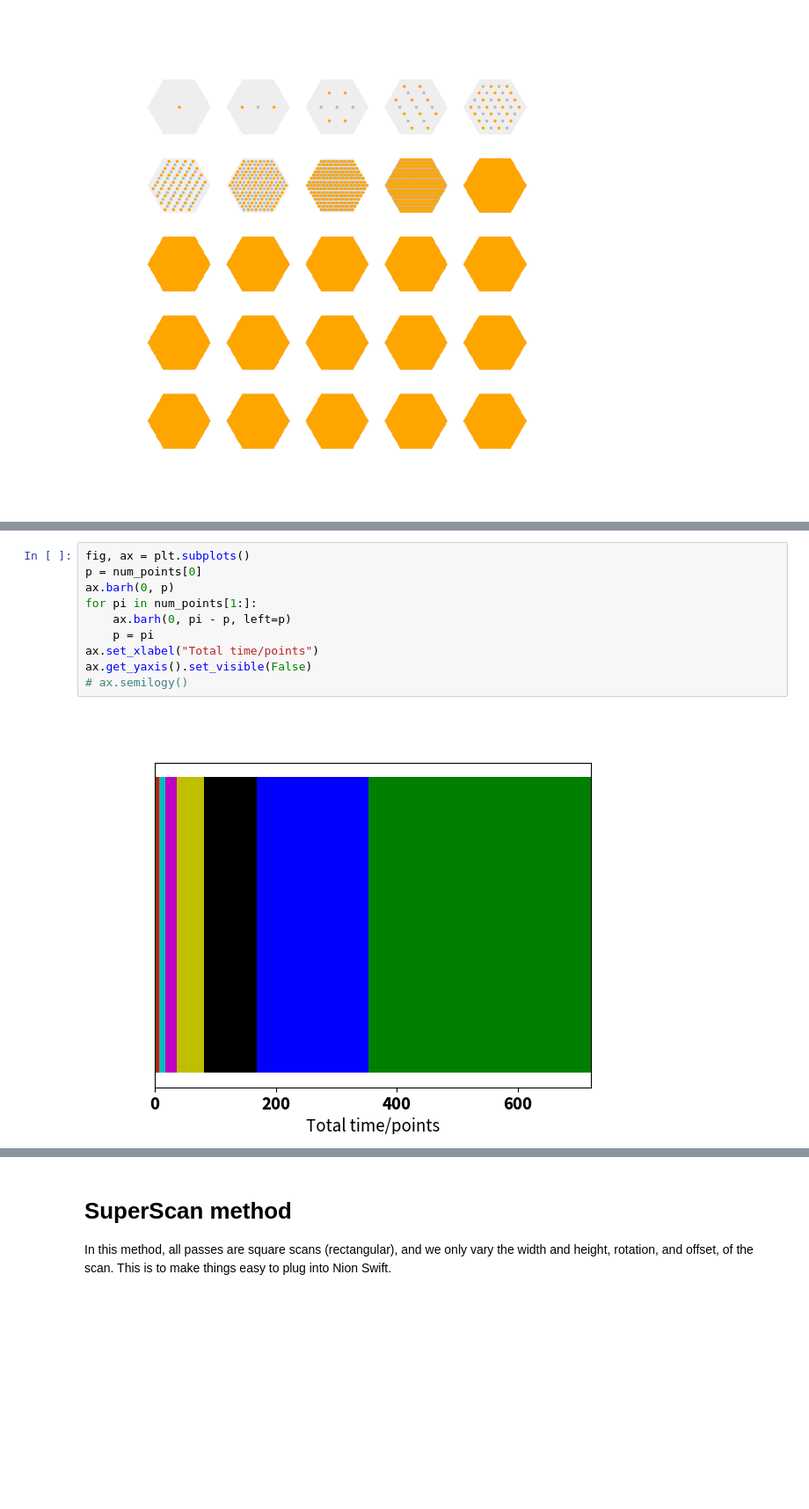
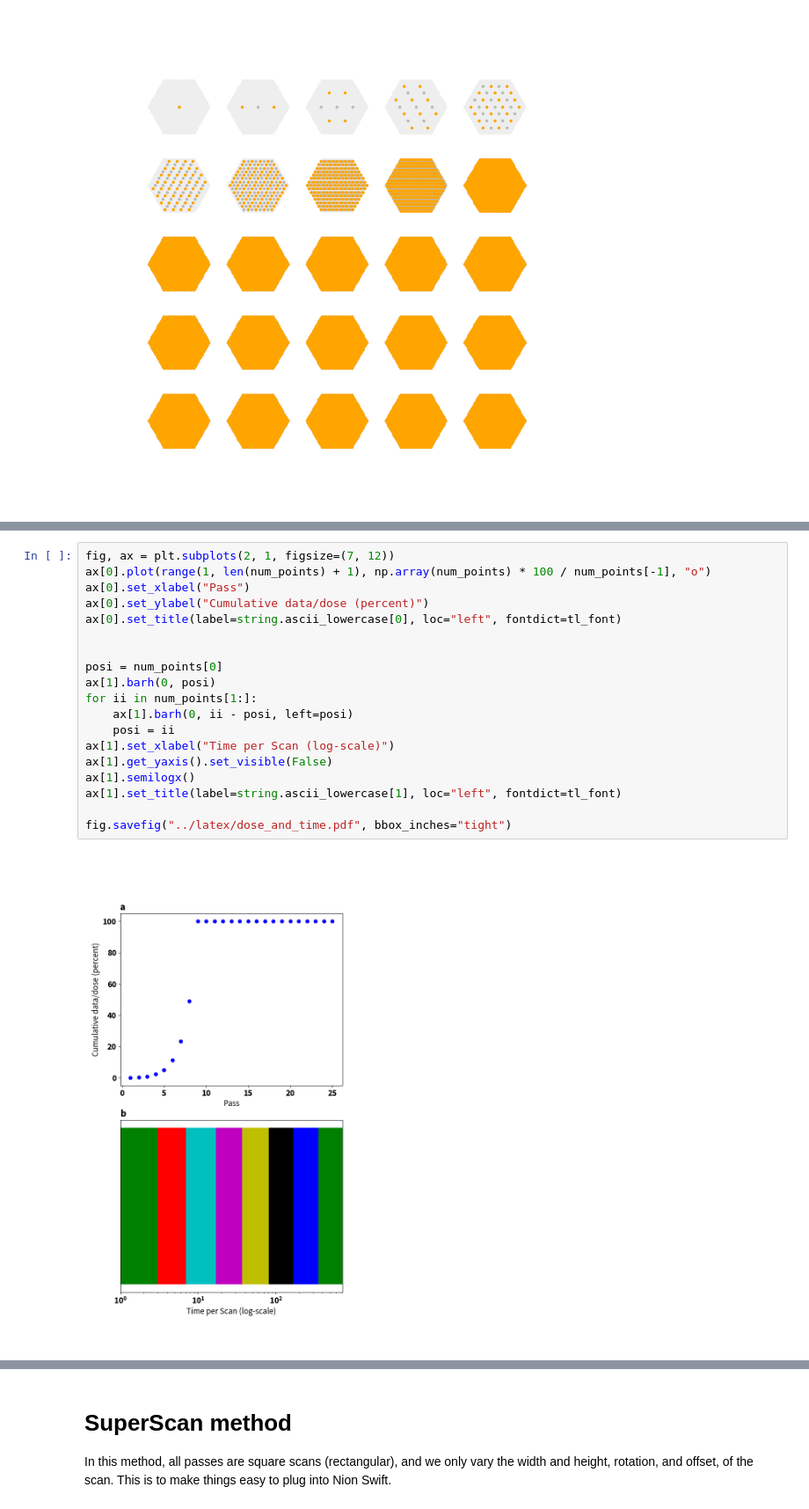
Before and after one commit to jacobhinkle/hex_interlacing, a Jupyter notebook: notebooks/HexInterlacing.ipynb, the cells around one changed output, grey strips where cells are left out. Shown at 88% size. Cells and saved outputs as stored; diff of their text form; blank space fills up the shorter version.

```diff
--- a/notebooks/HexInterlacing.ipynb
+++ b/notebooks/HexInterlacing.ipynb
@@ -202,13 +205,22 @@ Text(0, 0.5, 'Cumulative data/dose (percent)')
 [figure]
 # %%
-fig, ax = plt.subplots()
-p = num_points[0]
-ax.barh(0, p)
-for pi in num_points[1:]:
-    ax.barh(0, pi - p, left=p)
-    p = pi
-ax.set_xlabel("Total time/points")
-ax.get_yaxis().set_visible(False)
-# ax.semilogy()
+fig, ax = plt.subplots(2, 1, figsize=(7, 12))
+ax[0].plot(range(1, len(num_points) + 1), np.array(num_points) * 100 / num_points[-1], "o")
+ax[0].set_xlabel("Pass")
+ax[0].set_ylabel("Cumulative data/dose (percent)")
+ax[0].set_title(label=string.ascii_lowercase[0], loc="left", fontdict=tl_font)
+
+
+posi = num_points[0]
+ax[1].barh(0, posi)
+for ii in num_points[1:]:
+    ax[1].barh(0, ii - posi, left=posi)
+    posi = ii
+ax[1].set_xlabel("Time per Scan (log-scale)")
+ax[1].get_yaxis().set_visible(False)
+ax[1].semilogx()
+ax[1].set_title(label=string.ascii_lowercase[1], loc="left", fontdict=tl_font)
+
+fig.savefig("../latex/dose_and_time.pdf", bbox_inches="tight")
 # %% [output]
-[figure, old version]
+[figure, new version]
```
Also changed, not shown: parts of 24 cells of this notebook, 1 other file.
